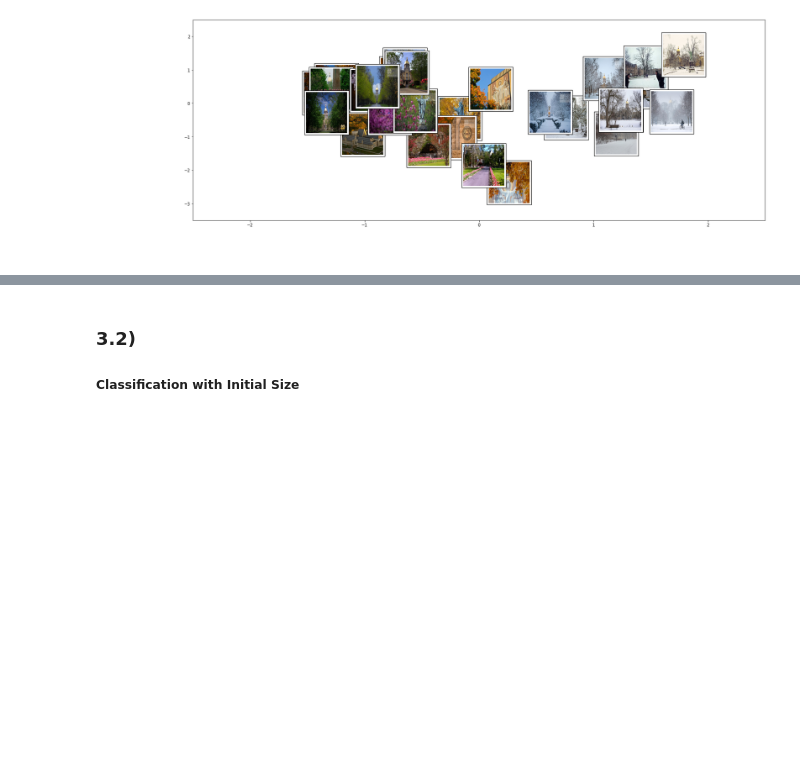
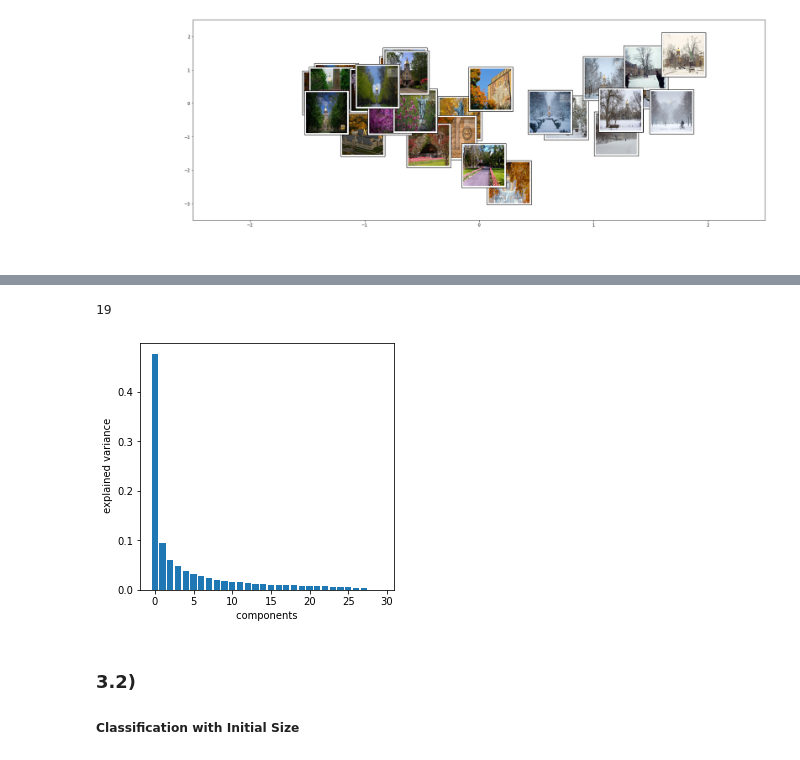
Before and after one commit to milefanouris/machinelearning, a Jupyter notebook: IGKNIATOVITS_1400050.ipynb, the cells around one changed output, grey strips where cells are left out. Cells and saved outputs as stored; diff of their text form; code cells hidden in the pictures; blank space fills up the shorter version.

```diff
--- a/IGKNIATOVITS_1400050.ipynb
+++ b/IGKNIATOVITS_1400050.ipynb
@@ -75,3 +80,32 @@ X_projected = PCA_ImageSpaceVisualization(X.T)
+# %%
+def featureExtraction(X):
+    import matplotlib.pyplot as plt
+    import numpy as np
+
+    numOfComp=30
+    pca = PCA(n_components=numOfComp,whiten=True).fit(X)
+    components = pca.transform(X)
+    cumExplainedVar=np.cumsum(pca.explained_variance_ratio_)
+    for (n,i) in enumerate(cumExplainedVar):
+        if i > 0.95:
+            print(n)
+            break
+
+    plt.figure(figsize=(10, 10))
+    plt.subplot(2, 2, 1)
+    plt.bar(range(numOfComp),pca.explained_variance_ratio_[:numOfComp])
+    plt.xlabel(' components ')
+    plt.ylabel(' explained variance');
+
+    pca = PCA(n_components=n,whiten=True).fit(X)
+    components = pca.transform(X)
+    projected = pca.inverse_transform(components)
+    return projected
+
+X_projected = featureExtraction(X.T)
+# %% [output]
+19
+[figure, added]
 # %%
 from sklearn import svm
 from sklearn.model_selection import cross_val_score
```
Also changed, not shown: parts of 10 cells of this notebook.
